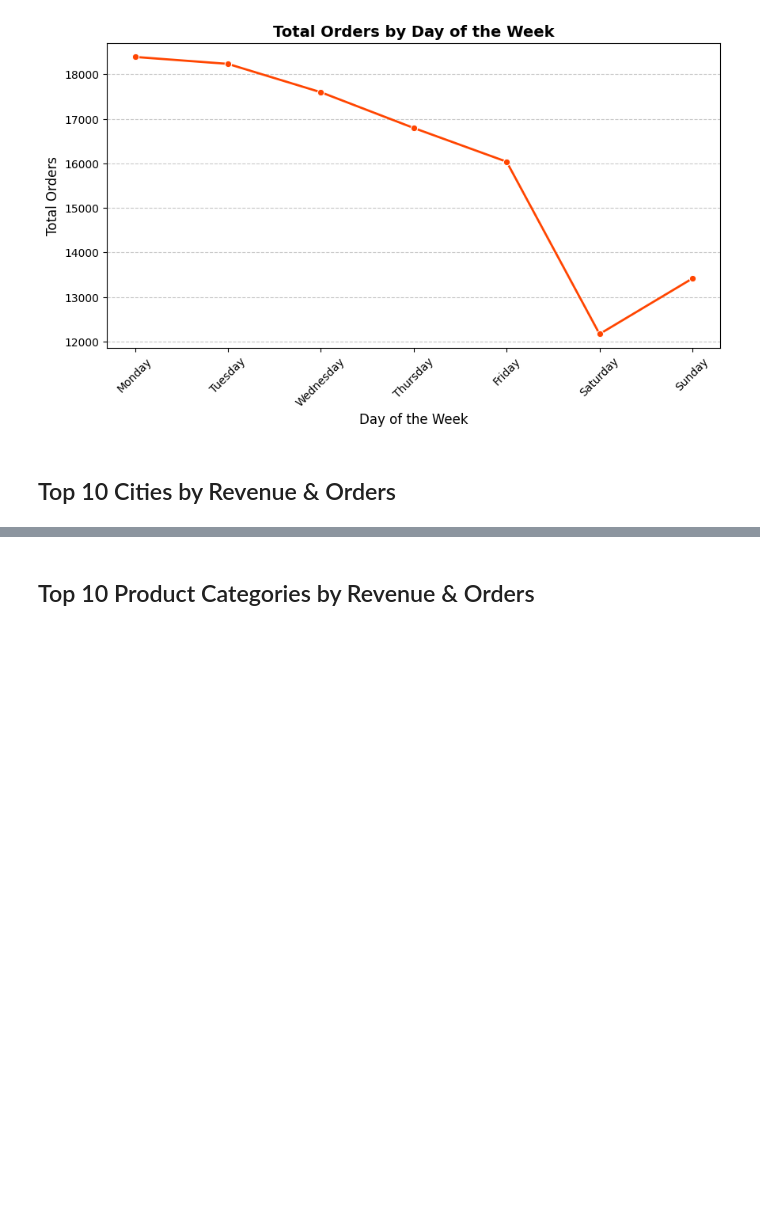
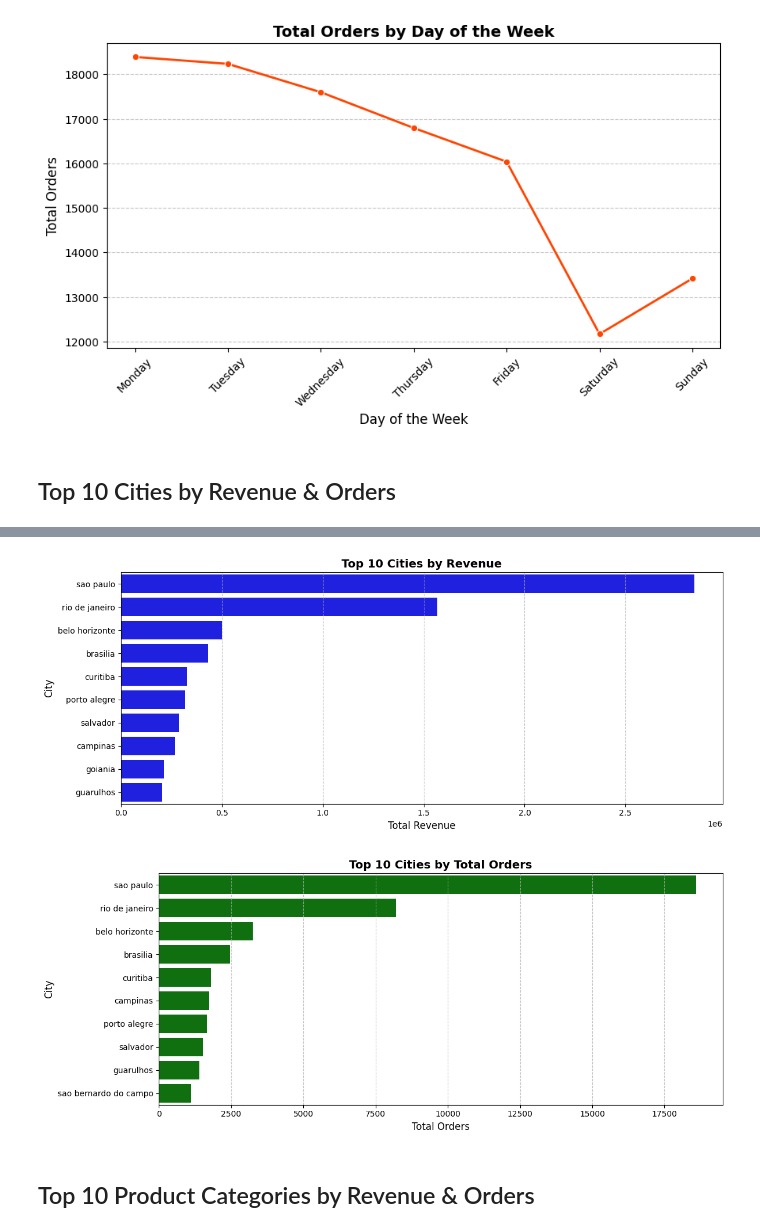
Before and after one commit to wakandamohan1/Python-Powered-Analysis-of-Olist-s-Brazilian-E-Commerce-Stores, a Jupyter notebook: olist_24_april_updated_code_gdrive_mount.ipynb, the cells around one changed output, grey strips where cells are left out. Saved outputs shown, nothing was run; the diff lists cells and outputs as text; code cells hidden in the pictures; blank space fills up the shorter version.

```diff
--- a/olist_24_april_updated_code_gdrive_mount.ipynb
+++ b/olist_24_april_updated_code_gdrive_mount.ipynb
@@ -1000,0 +977,70 @@ plt.show()
+# %%
+import pandas as pd
+import seaborn as sns
+import matplotlib.pyplot as plt
+
+# Assuming df is the DataFrame with the required columns
+# If you need to load the DataFrame, uncomment and adjust the following line:
+# df = pd.read_csv('your_data.csv')
+
+# Check if required columns exist in the DataFrame
+required_columns = ['customer_city', 'payment_value', 'order_id']
+
+# Instead of raising an error, let's print the available columns and merge the necessary data
+if not all(col in df.columns for col in required_columns):
+    print(f"Warning: DataFrame is missing these columns: {[col for col in required_columns if col not in df.columns]}")
+    print(f"Available columns in df: {df.columns.tolist()}")
+
+    # Assuming 'df' is the result of previous merges and might not have 'order_id'.
+    # We'll create a new DataFrame 'df_with_city' to preserve the original 'df'.
+
+    # Start with the original DataFrame (or a copy to be safe)
+    df_with_city = df.copy()  # Create a copy of 'df'
+
+    # Instead of trying to merge on 'order_id' directly,
+    # first make sure it's present in df_with_city:
+    if 'order_id' not in df_with_city.columns:
+        # Assuming 'df_with_city' has 'product_id'
+        # Add the 'order_id' column from 'order_items' based on 'product_id'
+        df_with_city = pd.merge(df_with_city, order_items[['product_id', 'order_id']], on='product_id', how='left')
+
+    # Now you can safely merge with 'orders' on 'order_id':
+    df_with_city = pd.merge(df_with_city, orders[['order_id', 'customer_id']], on='order_id', how='left')
+
+    # Merge with 'customers' to get 'customer_city'
+    df_with_city = pd.merge(df_with_city, customers[['customer_id', 'customer_city']], on='customer_id', how='left')
+
+    # Merge with 'payments' to get 'payment_value' (if needed)
+    if 'payment_value' not in df_with_city.columns:
+        df_with_city = pd.merge(df_with_city, payments[['order_id', 'payment_value']], on='order_id', how='left')
+
+    # Now use df_with_city for analysis (the code below remains unchanged)
+    df = df_with_city  # Update 'df' for consistency with the rest of your code
+
+# Now continue with your analysis using 'df_with_city' (which is now assigned to 'df')
+# Top 10 Cities by Revenue
+top_cities_revenue = df.groupby('customer_city')['payment_value'].sum().nlargest(10).reset_index()
+
+# Top 10 Cities by Orders
+top_cities_orders = df.groupby('customer_city')['order_id'].count().nlargest(10).reset_index()
+
+# Plot Top 10 Cities by Revenue
+plt.figure(figsize=(12, 5))
+sns.barplot(x='payment_value', y='customer_city', data=top_cities_revenue, color='blue')
+plt.title('Top 10 Cities by Revenue', fontsize=14, fontweight='bold')
+plt.xlabel('Total Revenue', fontsize=12)
+plt.ylabel('City', fontsize=12)
+plt.grid(axis='x', linestyle='--', alpha=0.7)
+plt.tight_layout()  # Adjust layout to prevent label cutoff
+plt.show()
+
+# Plot Top 10 Cities by Orders
+plt.figure(figsize=(12, 5))
+sns.barplot(x='order_id', y='customer_city', data=top_cities_orders, color='green')
+plt.title('Top 10 Cities by Total Orders', fontsize=14, fontweight='bold')
+plt.xlabel('Total Orders', fontsize=12)
+plt.ylabel('City', fontsize=12)
+plt.grid(axis='x', linestyle='--', alpha=0.7)
+plt.tight_layout()  # Adjust layout to prevent label cutoff
+plt.show()
+# %% [output]
@@ -1001,3 +1049,5 @@ plt.show()
+[figure, added]
+[figure, added]
 # %% [markdown]
 ## Top 10 Product Categories by Revenue & Orders
 # %%
```
Also changed, not shown: parts of 65 cells of this notebook.
